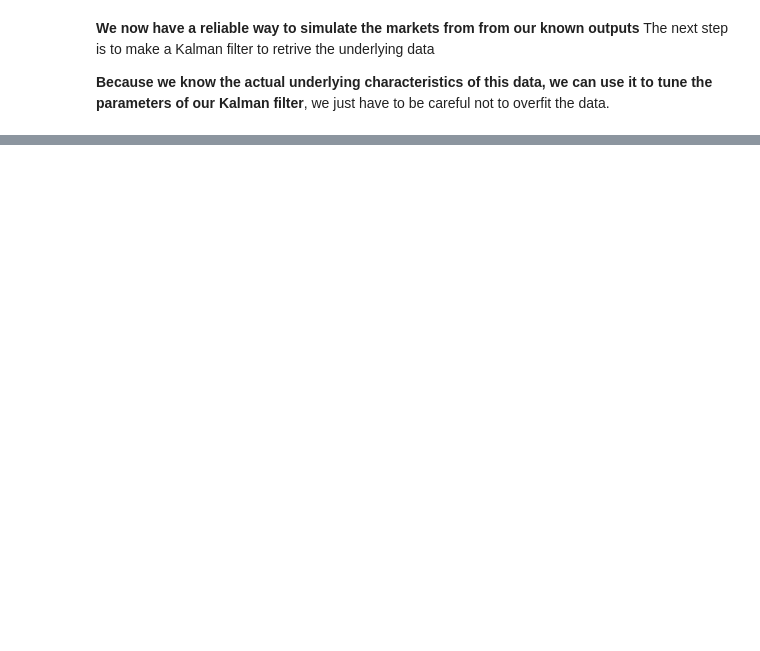
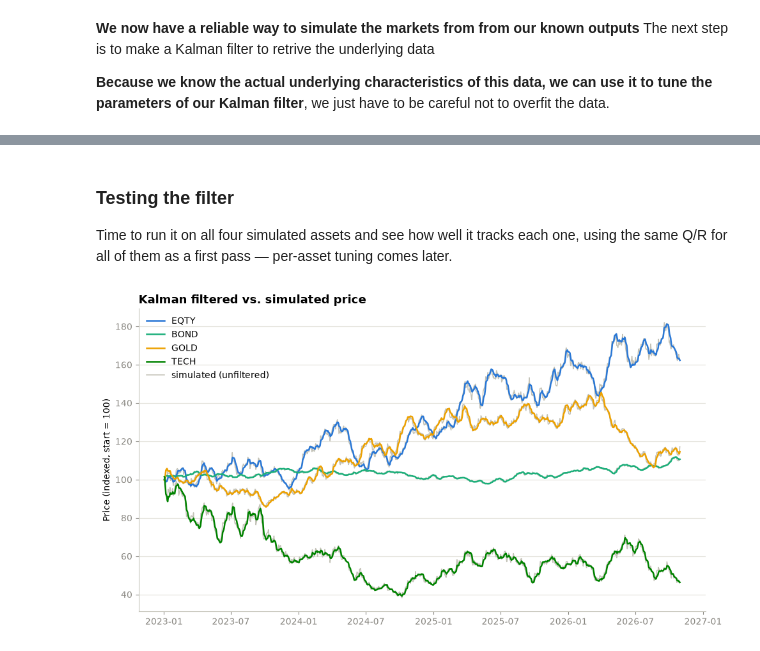
Before and after one commit to jespernytun/Kalman-HMM, a Jupyter notebook: notebooks/01-portfolio-simulation.ipynb, the cells around one changed output, grey strips where cells are left out. Drawn from its saved outputs; the diff is of its cells as text; code cells hidden in the pictures; blank space fills up the shorter version.

```diff
--- a/notebooks/01-portfolio-simulation.ipynb
+++ b/notebooks/01-portfolio-simulation.ipynb
@@ -115,0 +129,40 @@ I suspect the Q/R needs to be ajusted for each and every asset, as a more volati
+# %% [markdown]
+### Testing the filter
+
+Time to run it on all four simulated assets and see how well it tracks each one, using the same Q/R for all of them as a first pass — per-asset tuning comes later.
+# %%
+from kalman_filter import KalmanMatrices, run_kalman
+
+# Same Q/R for every asset as a first pass -- tuning per asset comes later
+noise = KalmanMatrices.create(q_price=0.05, q_trend=0.001, r=1.0)
+
+filtered = {
+    ticker: run_kalman(prices[ticker].values, noise)
+    for ticker in prices.columns
+}
+# %%
+fig, ax = plt.subplots(figsize=(10, 5.5))
+
+for ticker, color in zip(prices.columns, COLORS):
+    ax.plot(prices.index, prices[ticker], color="#c3c2b7", linewidth=1.1, zorder=1)
+    ax.plot(prices.index, filtered[ticker].price, color=color, linewidth=1.8, label=ticker, zorder=2)
+
+ax.plot([], [], color="#c3c2b7", linewidth=1.1, label="simulated (unfiltered)")
+
+ax.set_title("Kalman filtered vs. simulated price", fontsize=13, fontweight="bold", loc="left")
+ax.set_ylabel("Price (indexed, start = 100)")
+
+for spine in ("top", "right"):
+    ax.spines[spine].set_visible(False)
+for spine in ("left", "bottom"):
+    ax.spines[spine].set_color("#c3c2b7")
+
+ax.grid(axis="y", color="#e1e0d9", linewidth=0.8)
+ax.set_axisbelow(True)
+ax.tick_params(colors="#898781")
+
+ax.legend(frameon=False, loc="upper left")
+fig.tight_layout()
+plt.show()
+# %% [output]
+[figure, added]
```
Also changed, not shown: parts of 9 cells of this notebook.
